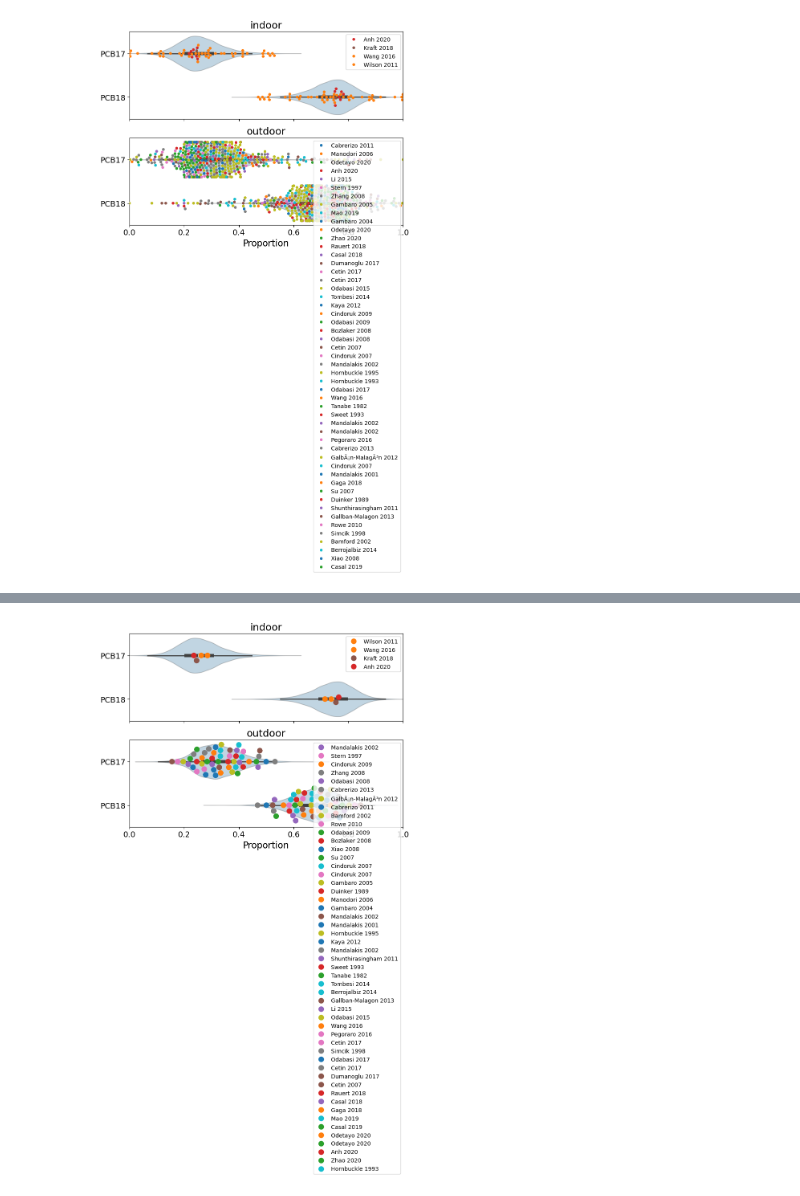
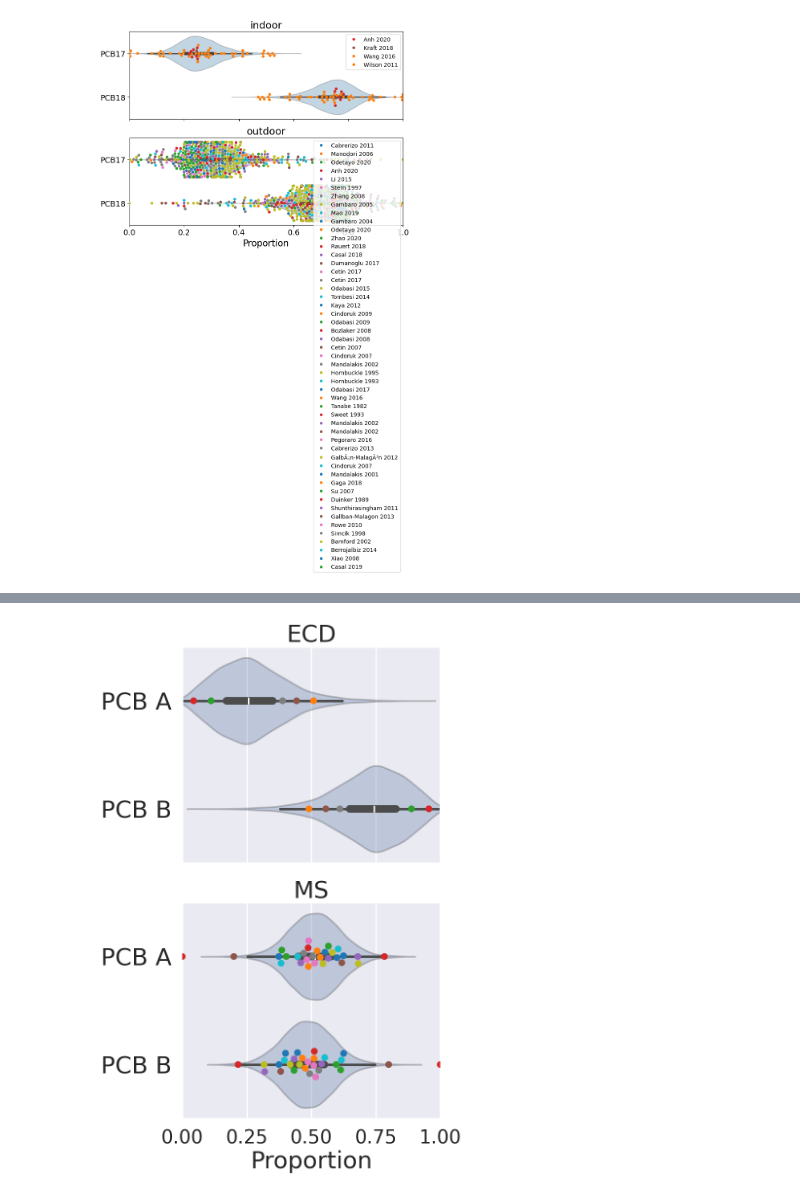
Before and after one commit to USEPA/pcb-coelutions-air, a Jupyter notebook: notebooks/run_coelutions.ipynb, the cells around one changed output, grey strips where cells are left out. Drawn from its saved outputs; the diff is of its cells as text; code cells hidden in the pictures.

```diff
--- a/notebooks/run_coelutions.ipynb
+++ b/notebooks/run_coelutions.ipynb
@@ -54,8 +57,8 @@ sample_sig#.sum()
 #PCBs = ['PCB135', 'PCB144', 'PCB151']
 #PCBs = ['PCB16', 'PCB32']
 
-PCBs = ['PCB17', 'PCB18']
-#PCBs = ['PCB49', 'PCB52']
+#PCBs = ['PCB17', 'PCB18']
+PCBs = ['PCB105', 'PCB132']
 #PCBs = ['PCB194', 'PCB205']
 
 #PCBs = ['PCB97', 'PCB110']
@@ -63,7 +66,7 @@ PCBs = ['PCB17', 'PCB18']
 
 #PCBs = ['PCB44', 'PCB47']
 #PCBs = ['PCB16', 'PCB26', 'PCB32']
-PCB_test = coelution(PCBs, model_type='sample_only', randomize_y=False)
+PCB_test = coelution(PCBs, model_type='detector_only', randomize_y=False)
 PCB_test.prep_data()#handle_zeros='drop_ND')
 PCB_test.fit_coelution(disp_summary=True)
 PCB_test.sample_posterior()
@@ -139,4 +151,7 @@ PCB_test.plot_comparison(observed='indiv')
 # %%
-PCB_test.plot_comparison(observed='study')
+import seaborn as sns
+sns.set_theme()
+sns.set_context('poster')
+PCB_test.plot_comparison(observed='study', use_legend=False, use_generic=True, figsize=(1.75, 3.25/3))
 # %% [output]
-[figure, old version]
+[figure, new version]
```
Also changed, not shown: parts of 3 cells of this notebook, 2 other files.
